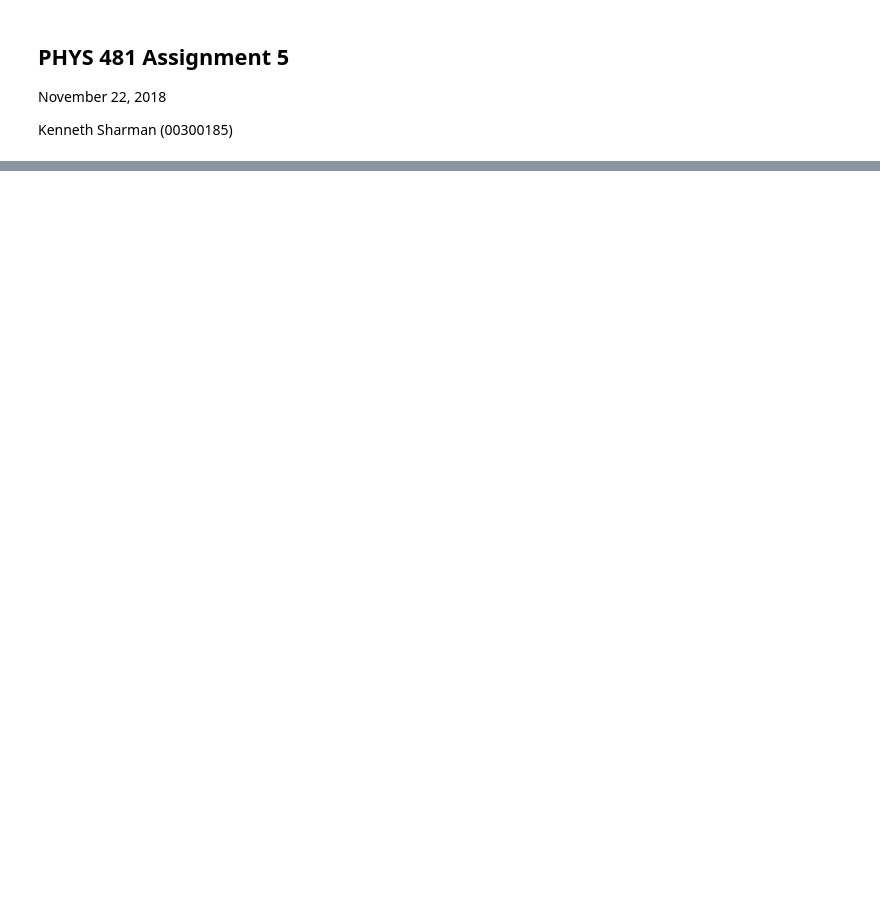
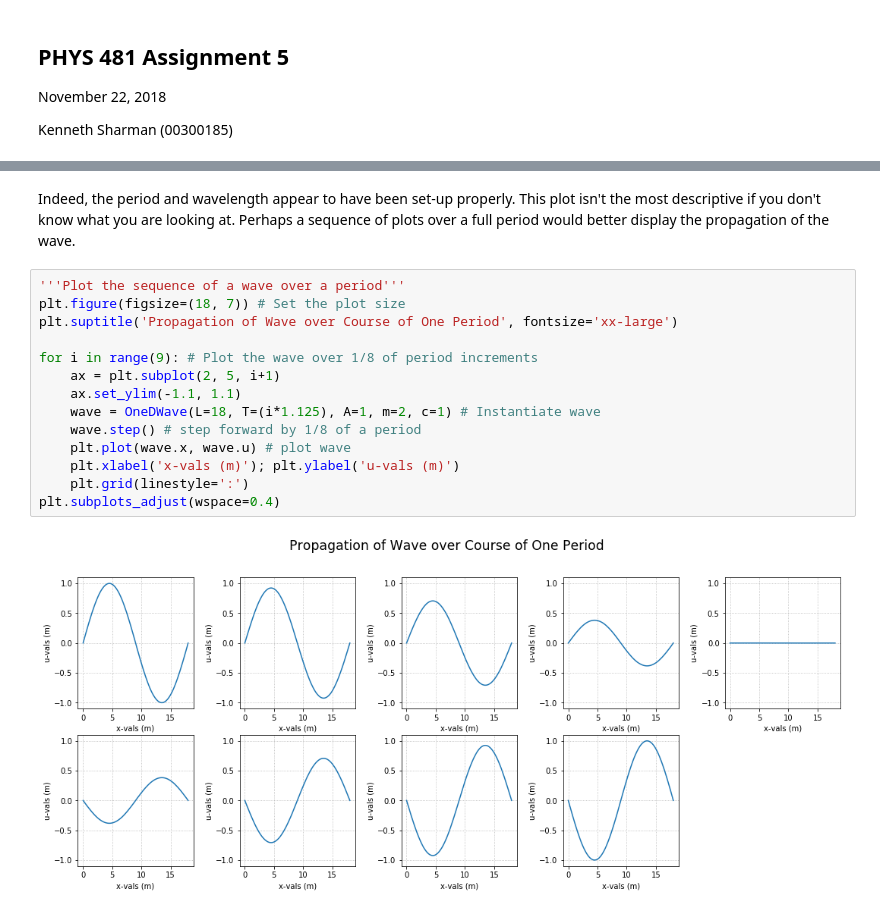
Before and after one commit to kennethsharman/PHYS_481, a Jupyter notebook: Assignments/Assignment_5.ipynb, the cells around one changed output, grey strips where cells are left out. Drawn from its saved outputs; the diff is of its cells as text; blank space fills up the shorter version.

```diff
--- a/Assignments/Assignment_5.ipynb
+++ b/Assignments/Assignment_5.ipynb
@@ -126,0 +231,18 @@ wave.step(plot=True)
+# %% [markdown]
+Indeed, the period and wavelength appear to have been set-up properly. This plot isn't the most descriptive if you don't know what you are looking at. Perhaps a sequence of plots over a full period would better display the propagation of the wave.
+# %%
+'''Plot the sequence of a wave over a period'''
+plt.figure(figsize=(18, 7)) # Set the plot size
+plt.suptitle('Propagation of Wave over Course of One Period', fontsize='xx-large')
+
+for i in range(9): # Plot the wave over 1/8 of period increments
+    ax = plt.subplot(2, 5, i+1)
+    ax.set_ylim(-1.1, 1.1)
+    wave = OneDWave(L=18, T=(i*1.125), A=1, m=2, c=1) # Instantiate wave
+    wave.step() # step forward by 1/8 of a period
+    plt.plot(wave.x, wave.u) # plot wave
+    plt.xlabel('x-vals (m)'); plt.ylabel('u-vals (m)')
+    plt.grid(linestyle=':')
+plt.subplots_adjust(wspace=0.4)
+# %% [output]
+[figure, added]
```
Also changed, not shown: parts of 21 cells of this notebook.
